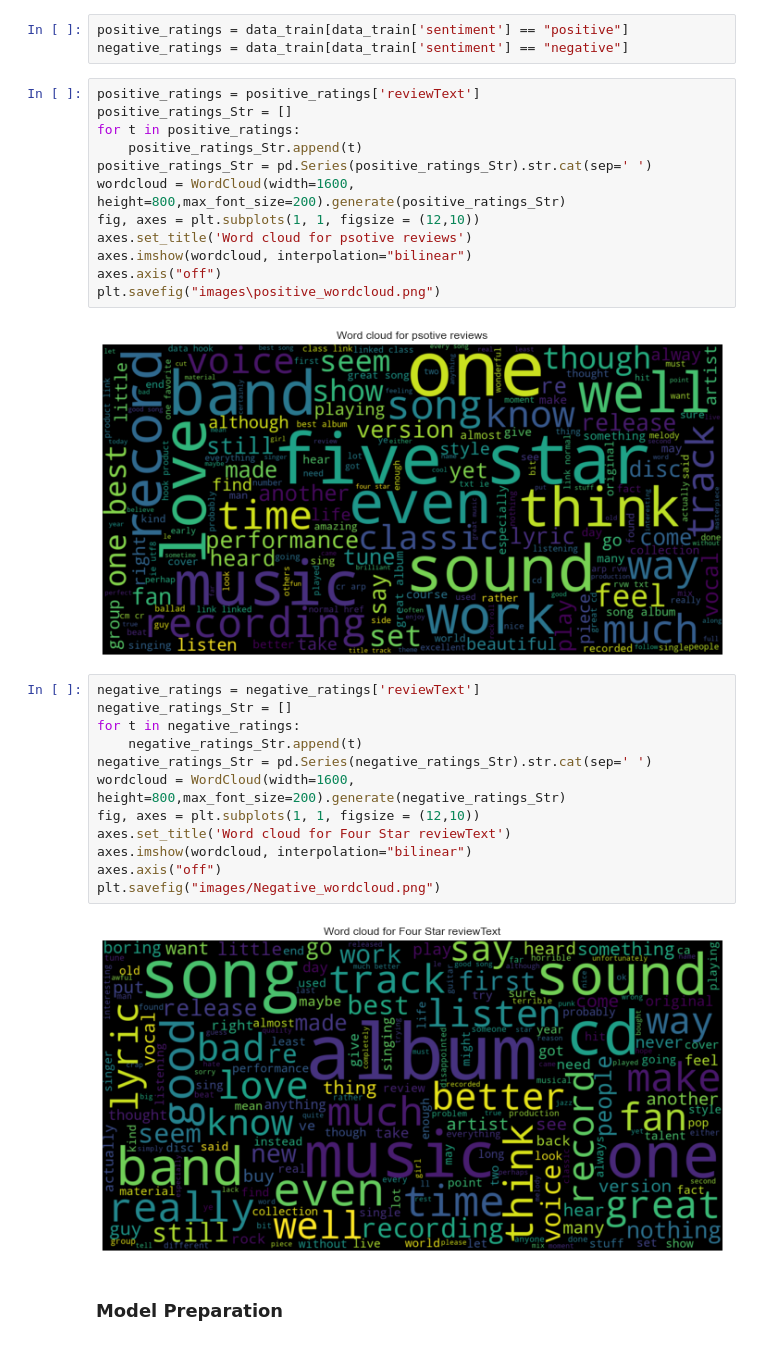
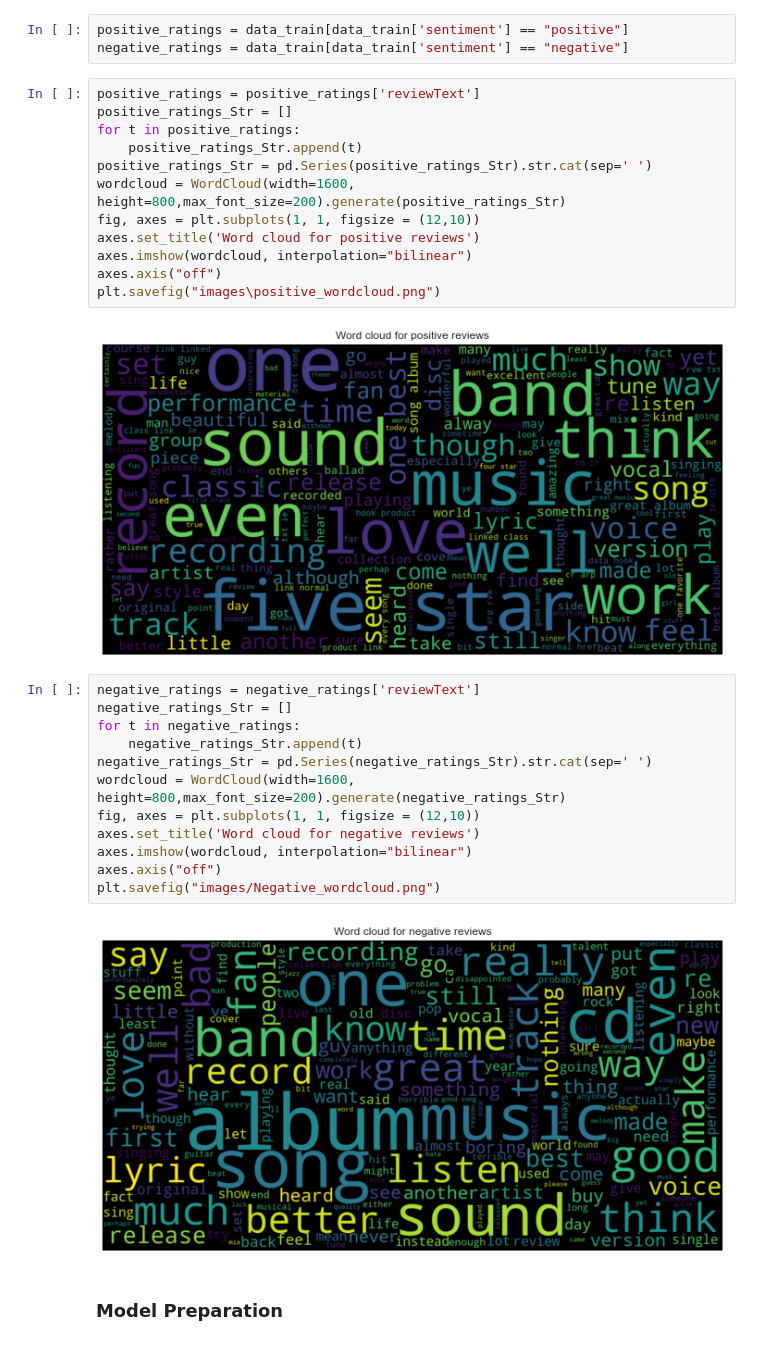
Before and after one commit to nehelmalhotra/Amazon-Music-Reviews, a Jupyter notebook: Amazon_Music_Reviews.ipynb, the cells around one changed output. Cells and saved outputs as stored; diff of their text form.

```diff
--- a/Amazon_Music_Reviews.ipynb
+++ b/Amazon_Music_Reviews.ipynb
@@ -313,26 +314,26 @@ for t in positive_ratings:
 positive_ratings_Str = pd.Series(positive_ratings_Str).str.cat(sep=' ')
 wordcloud = WordCloud(width=1600, height=800,max_font_size=200).generate(positive_ratings_Str)
 fig, axes = plt.subplots(1, 1, figsize = (12,10))
-axes.set_title('Word cloud for psotive reviews')
+axes.set_title('Word cloud for positive reviews')
 axes.imshow(wordcloud, interpolation="bilinear")
 axes.axis("off")
 plt.savefig("images\positive_wordcloud.png")
 # %% [output]
-[figure, old version]
+[figure, new version]
 # %%
 negative_ratings = negative_ratings['reviewText']
 negative_ratings_Str = []
 for t in negative_ratings:
     negative_ratings_Str.append(t)
 negative_ratings_Str = pd.Series(negative_ratings_Str).str.cat(sep=' ')
 wordcloud = WordCloud(width=1600, height=800,max_font_size=200).generate(negative_ratings_Str)
 fig, axes = plt.subplots(1, 1, figsize = (12,10))
-axes.set_title('Word cloud for Four Star reviewText')
+axes.set_title('Word cloud for negative reviews')
 axes.imshow(wordcloud, interpolation="bilinear")
 axes.axis("off")
 plt.savefig("images/Negative_wordcloud.png")
 # %% [output]
-[figure, old version]
+[figure, new version]
 # %% [markdown]
 ### Model Preparation <a class="anchor" id="fourth-bullet"></a>
 # %% [markdown]
```
Also changed, not shown: parts of 7 cells of this notebook, 2 other files.
